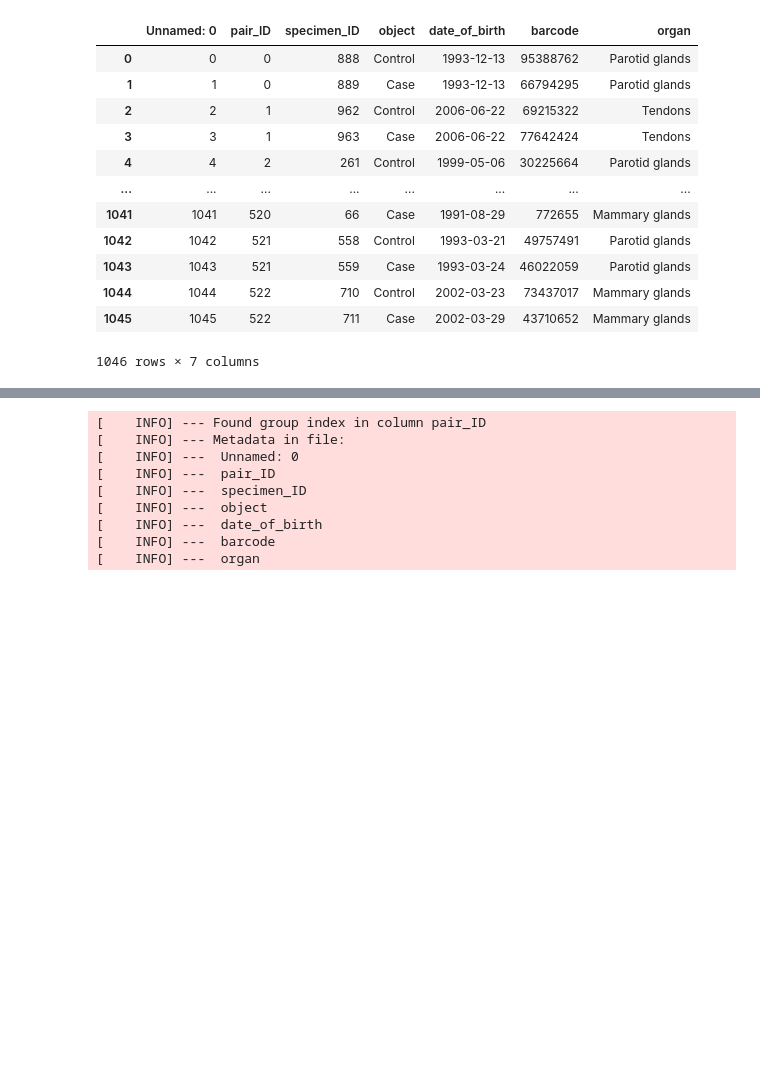
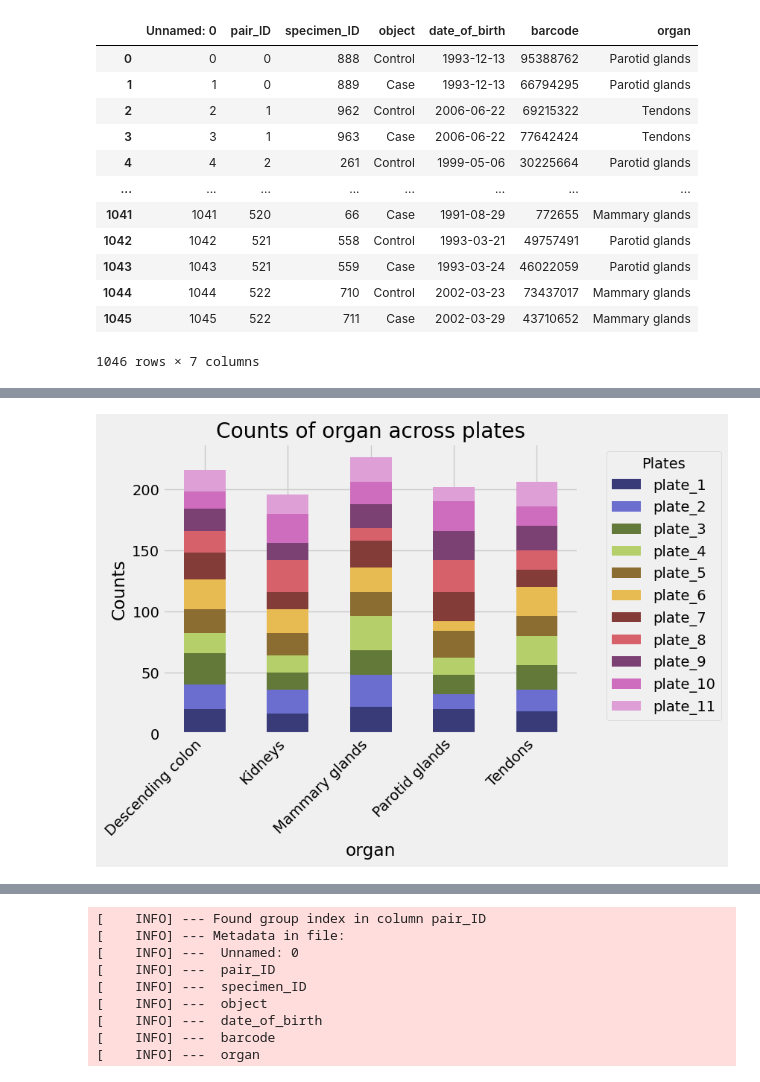
Before and after one commit to ssi-dk/CD-MRG-PlatePlanner, a Jupyter notebook: src/plate_planner/test.ipynb, the cells around one changed output, grey strips where cells are left out. Drawn from its saved outputs; the diff is of its cells as text; code cells hidden in the pictures; blank space fills up the shorter version.

```diff
--- a/src/plate_planner/test.ipynb
+++ b/src/plate_planner/test.ipynb
@@ -107,0 +148,46 @@ fig = study[0].as_figure(
+# %%
+def plot_stacked_barchart(attribute, normalize=False, colormap='tab20b'):
+    """
+    Plots a stacked bar chart from a distributions dictionary.
+
+    :param distributions: Dictionary with plate numbers as keys and Series as values.
+    :param normalize: Boolean, if True, normalizes the counts in each category.
+    :param colormap: String, name of the matplotlib colormap to use.
+    """
+
+    distributions = study.get_attribute_plate_distributions(attribute=attribute, normalize=False)
+
+    # Convert the dictionary to a DataFrame and rename columns
+    df = pd.DataFrame(distributions)
+    df.columns = [f"plate_{key}" for key in distributions.keys()]
+
+    if normalize:
+        # Normalize each column to sum to 100%
+        df = df.div(df.sum(axis=1), axis=0) * 100
+
+    # Plotting the stacked bar chart
+    fig, ax = plt.subplots()
+
+    # Apply the chosen colormap
+    df.plot(kind='bar', stacked=True, ax=ax, colormap=colormap)
+
+    # Set titles and labels
+    ax.set_title(f"Counts of {attribute} across plates" + (" (Normalized)" if normalize else ""))
+    ax.set_xlabel(f"{attribute}")
+    ax.set_ylabel('Proportion (%)' if normalize else 'Counts')
+
+    # Place the legend outside of the plotting area
+    ax.legend(title="Plates", bbox_to_anchor=(1.05, 1), loc='upper left')
+
+    # Rotate and align x-axis labels
+    plt.xticks(rotation=45, ha='right')
+
+    return fig
+
+# Example usage of the function:
+# plot_stacked_barchart(distributions, normalize=False, colormap='tab20')
+# This will plot the bar chart with the given distributions, without normalization, using the 'tab20' colormap.
+# %%
+fig = plot_stacked_barchart("organ", normalize=False, colormap="tab20b")
+# %% [output]
+[figure, added]
```
Also changed, not shown: parts of 12 cells of this notebook, 1 other file.
